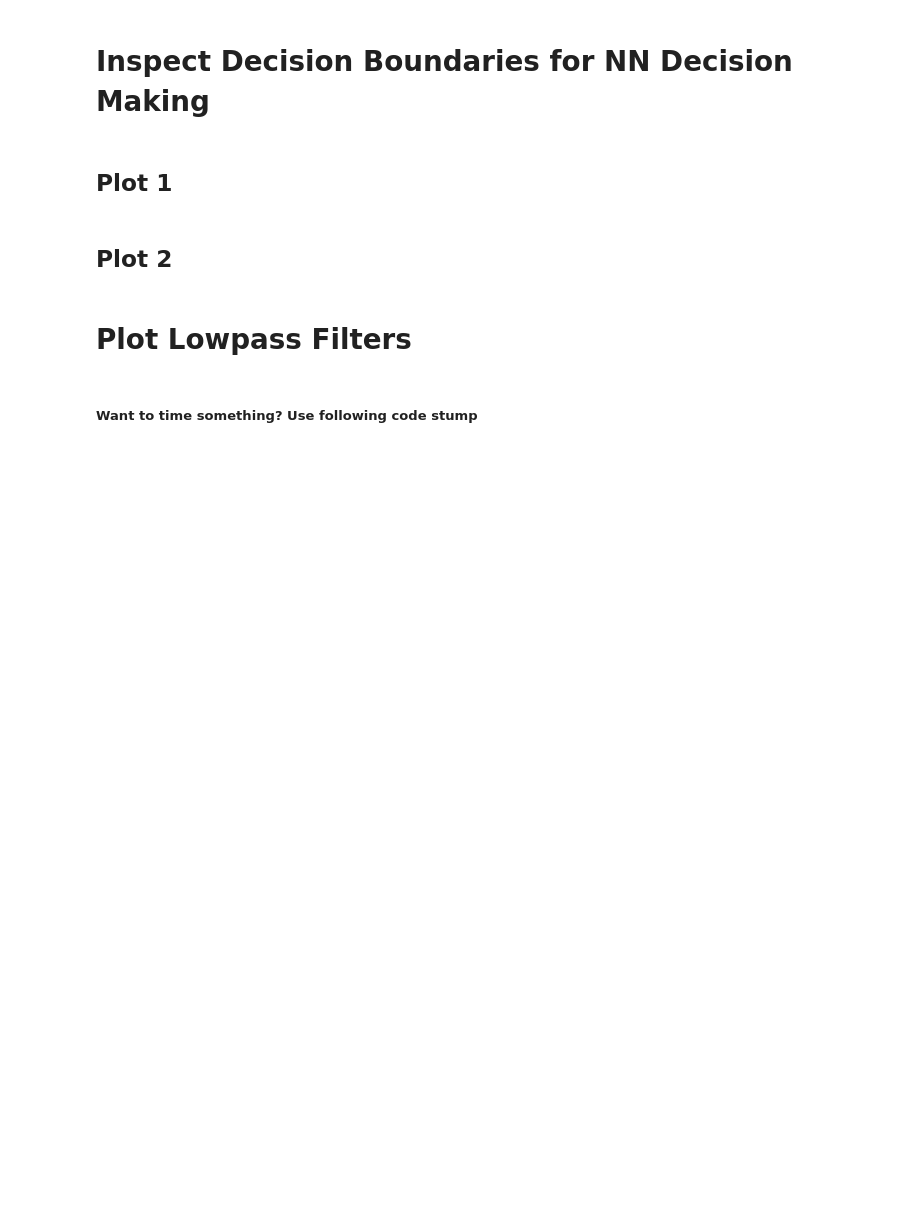
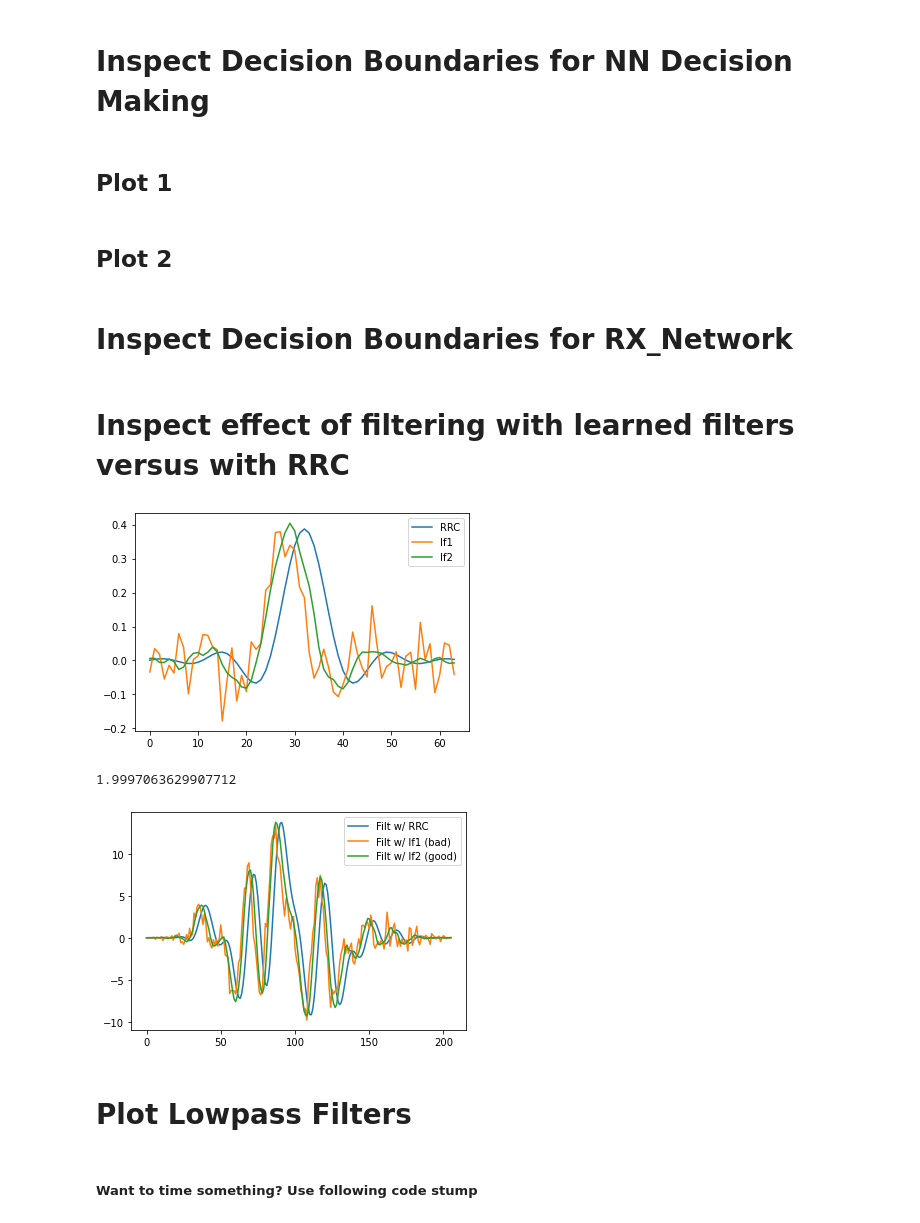
Before and after one commit to FaxMan1/Master-Thesis, a Jupyter notebook: Jupyter/main_CS.ipynb, the cells around one changed output. Drawn from its saved outputs; the diff is of its cells as text; code cells hidden in the pictures; blank space fills up the shorter version.

Commit message:
Inspection of learned RX_network filters

```diff
--- a/Jupyter/main_CS.ipynb
+++ b/Jupyter/main_CS.ipynb
@@ -239,3 +248,5 @@ plt.plot(test_seq[:num], euclid_decisions[:num], '-bx', alpha=1, label='Euclidea
 plt.plot(test_seq[:num], yhat[:num], '-rx', alpha=1, label='Neural Network')
 plt.legend(fontsize=14)
 plt.show()
+# %% [markdown]
+# Inspect Decision Boundaries for RX_Network
@@ -242,3 +272,46 @@ plt.show()
+# %% [markdown]
+# Inspect effect of filtering with learned filters versus with RRC
+# %%
+net1 = torch.load('../Conv1DModels/best_conv_model2')
+net2 = torch.load('../Conv1DModels/RX_network')
+lf1 = list(net1.parameters())[0].detach()[0][0].numpy()
+lf2 = list(net2.parameters())[0].detach()[0][0].numpy()
+h = CS.h / np.sqrt(np.sum(np.square(CS.h)))
+lf1 /= np.sqrt(np.sum(np.square(lf1)))
+lf2 /= np.sqrt(np.sum(np.square(lf2)))
+plt.plot(h, label='RRC')
+plt.plot(lf1, label='lf1')
+plt.plot(lf2, label='lf2')
+plt.legend()
+plt.show()
+
+symbol_set = [3, 1, -1, -3] # all symbols that we use
+num_symbols = 10
+symbol_seq = np.random.choice(symbol_set, num_symbols, replace=True)
+m = 8
+CS = Comms_System(symbol_set=symbol_set, symbol_seq=symbol_seq, num_samples=m, beta=0.35)
+SNR = 10
+sigma = CS.SNRdb_to_sigma(SNRdb=SNR, energy=5, use_gain=True)
+print(sigma)
+
+up = CS.upsample()
+Tx = np.convolve(up, CS.h)
+#Tx = Tx / np.sqrt(np.mean(np.square(Tx)))
+Tx = Tx + np.random.normal(0.0, sigma, Tx.shape)  # add gaussian noise
+
+# Filter on receiver side with learned filter
+Rx1 = np.convolve(Tx, h)
+plt.plot(Rx1, label='Filt w/ RRC')
+Rx2 = np.convolve(Tx, lf1)
+plt.plot(Rx2, label='Filt w/ lf1 (bad)')
+Rx3 = np.convolve(Tx, lf2)
+plt.plot(Rx3, label='Filt w/ lf2 (good)')
+plt.legend()
+plt.show()
+# %% [output]
+[figure, added]
+1.9997063629907712
+[figure, added]
 # %% [markdown]
 # Plot Lowpass Filters
 # %%
```
Also changed, not shown: parts of 5 cells of this notebook.
